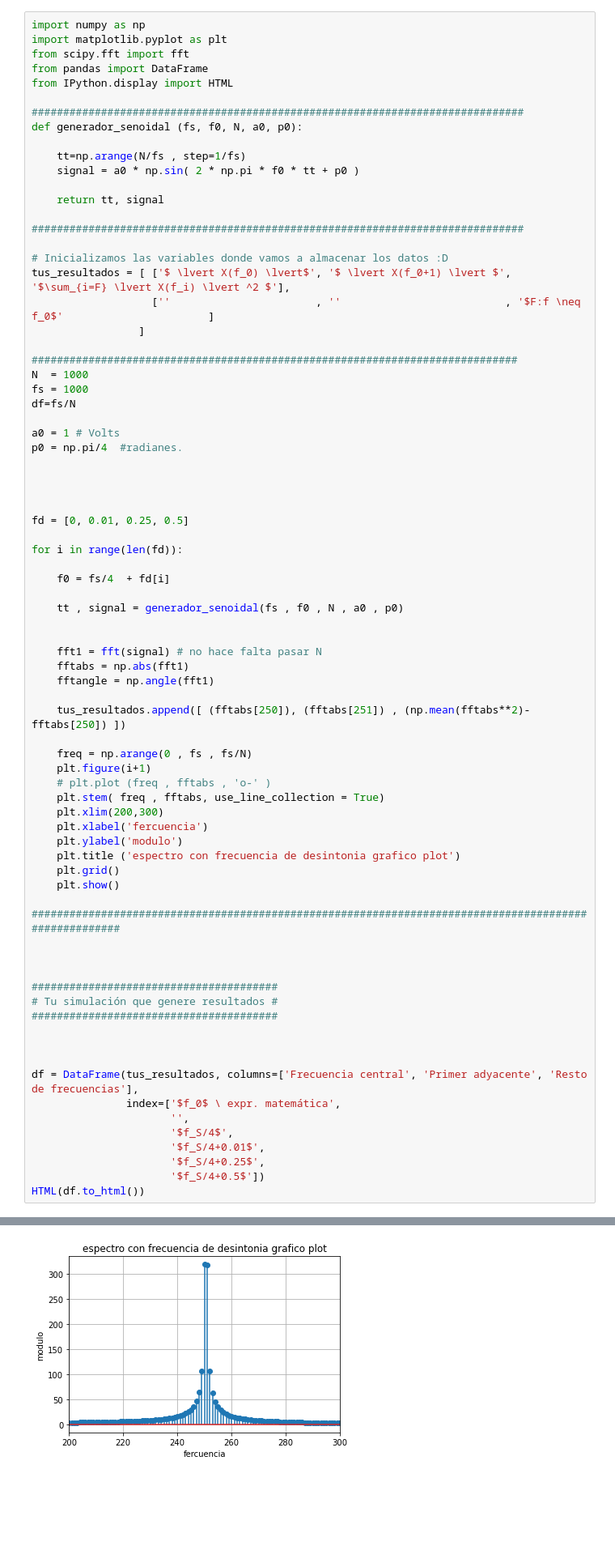
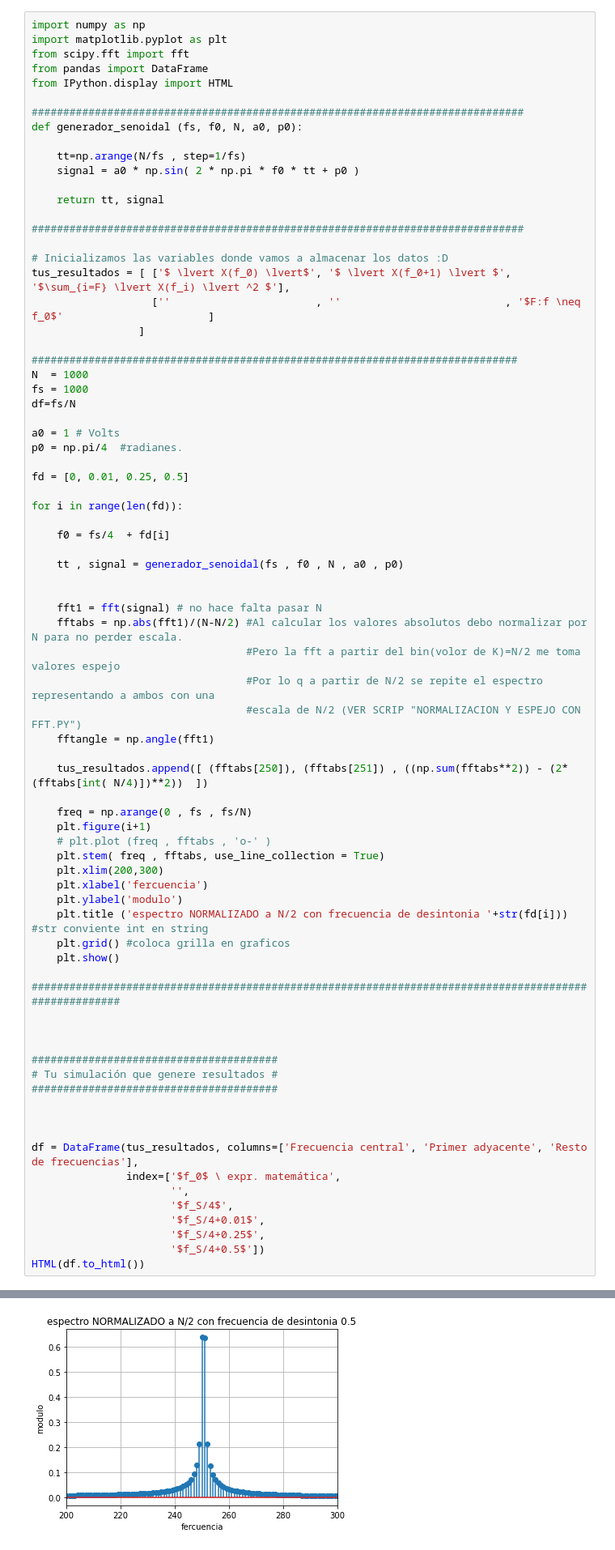
Before and after one commit to FabianVillada/PDS_TPs, a Jupyter notebook: TP1_Muestreo_Fourier.ipynb, the cells around one changed output, grey strips where cells are left out. Shown: that part at 81% size. Cells and saved outputs as stored; diff of their text form; blank space fills up the shorter version.

```diff
--- a/TP1_Muestreo_Fourier.ipynb
+++ b/TP1_Muestreo_Fourier.ipynb
@@ -470,9 +470,6 @@ df=fs/N
 a0 = 1 # Volts
 p0 = np.pi/4  #radianes.
 
-
-
-
 fd = [0, 0.01, 0.25, 0.5]
 
 for i in range(len(fd)):
@@ -483,10 +480,13 @@ for i in range(len(fd)):
 
 
     fft1 = fft(signal) # no hace falta pasar N
-    fftabs = np.abs(fft1)
+    fftabs = np.abs(fft1)/(N-N/2) #Al calcular los valores absolutos debo normalizar por N para no perder escala.
+                                  #Pero la fft a partir del bin(volor de K)=N/2 me toma valores espejo
+                                  #Por lo q a partir de N/2 se repite el espectro representando a ambos con una
+                                  #escala de N/2 (VER SCRIP "NORMALIZACION Y ESPEJO CON FFT.PY")
     fftangle = np.angle(fft1)
 
-    tus_resultados.append([ (fftabs[250]), (fftabs[251]) , (np.mean(fftabs**2)- fftabs[250]) ])
+    tus_resultados.append([ (fftabs[250]), (fftabs[251]) , ((np.sum(fftabs**2)) - (2*(fftabs[int( N/4)])**2))  ])
 
     freq = np.arange(0 , fs , fs/N)
     plt.figure(i+1)
@@ -495,8 +495,8 @@ for i in range(len(fd)):
     plt.xlim(200,300)
     plt.xlabel('fercuencia')
     plt.ylabel('modulo')
-    plt.title ('espectro con frecuencia de desintonia grafico plot')
-    plt.grid()
+    plt.title ('espectro NORMALIZADO a N/2 con frecuencia de desintonia '+str(fd[i])) #str conviente int en string
+    plt.grid() #coloca grilla en graficos
     plt.show()
 
 ######################################################################################################
@@ -524,4 +524,4 @@ HTML(df.to_html())
-[figure, old version]
+[figure, new version]
 |  | Frecuencia central | Primer adyacente | Resto de frecuencias |
 | $f_0$ \ expr. matemática | $ \lvert X(f_0) \lvert$ | $ \lvert X(f_0+1) \lvert $ | $\sum_{i=F} \lvert X(f_i) \lvert ... |
 |  |  |  | $F:f \neq f_0$ |
```
Also changed, not shown: parts of 8 cells of this notebook.
